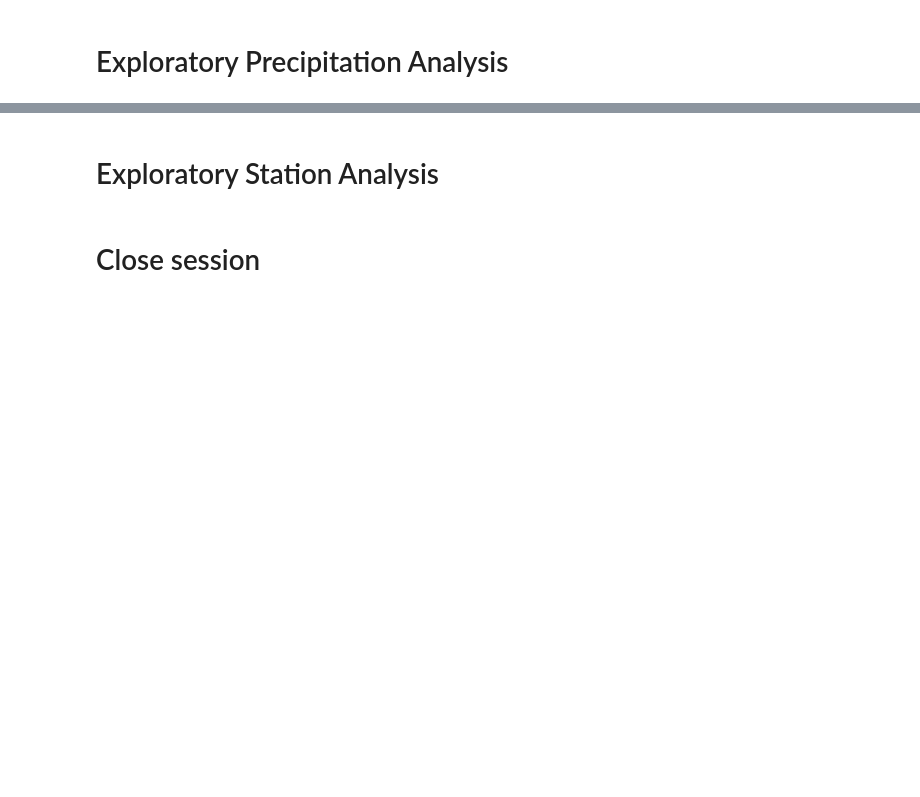
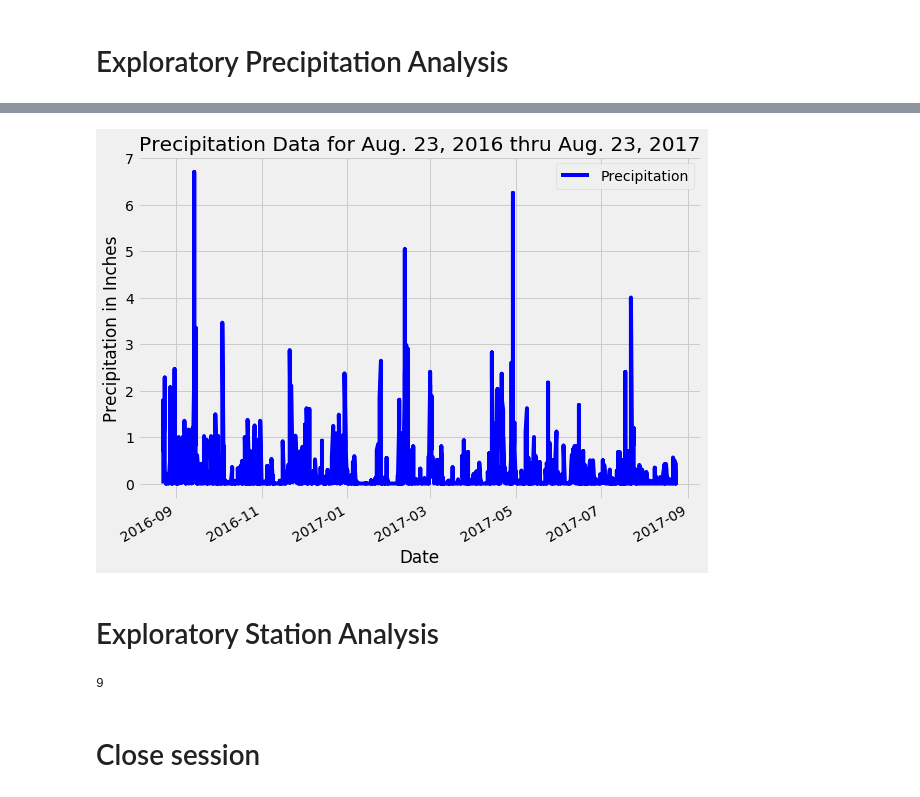
Before and after one commit to abednarz210/SQLalchemy_surfs_up, a Jupyter notebook: climate_starter.ipynb, the cells around one changed output, grey strips where cells are left out. Cells and saved outputs as stored; diff of their text form; code cells hidden in the pictures; blank space fills up the shorter version.

Commit message:
plot 1

```diff
--- a/climate_starter.ipynb
+++ b/climate_starter.ipynb
@@ -31,7 +33,10 @@ base.classes.keys()
 # %%
 # Save references to each table
+measurement = base.classes.measurement
+station = base.classes.station
 # %%
 # Create our session (link) from Python to the DB
+session = Session(engine)
 # %% [markdown]
 # Exploratory Precipitation Analysis
 # %%
@@ -39,17 +48,25 @@ base.classes.keys()
 # %%
 # Design a query to retrieve the last 12 months of precipitation data and plot the results.
 # Starting from the most recent data point in the database.
-
 # Calculate the date one year from the last date in data set.
 
+query_date = dt.date(2017, 8, 23) - dt.timedelta(days=365)
+print("query date: ", query_date)
+recent_date = dt.date(2017, 8, 23)
+print("recent_date: ", recent_date)
 
 # Perform a query to retrieve the data and precipitation scores
 
+prcp_scores = (
+    session.query(measurement.date, measurement.prcp).filter(measurement.date >= query_date)
+    .order_by(measurement.date)
+)
 
 # Save the query results as a Pandas DataFrame and set the index to the date column
-
-
 # Sort the dataframe by date
-
+prcp_df = pd.DataFrame(prcp_scores, columns=['Date','Precipitation'])
+prcp_df['Date'] = pd.to_datetime(prcp_df['Date'])
+prcp_df = prcp_df.sort_values('Date').dropna().set_index('Date')
+prcp_df.head()
 
 # Use Pandas Plotting with Matplotlib to plot the data
@@ -58,7 +83,21 @@ base.classes.keys()
+# %%
+# Use Pandas to calcualte the summary statistics for the precipitation data
+prcp_df.plot(color="blue", figsize=(9,7))
+plt.xlabel("Date")
+plt.ylabel("Precipitation in Inches")
+plt.title("Precipitation Data for Aug. 23, 2016 thru Aug. 23, 2017")
+plt.savefig("PrcpDF.png")
+plt.show()
+# %% [output]
+[figure, added]
 # %% [markdown]
 # Exploratory Station Analysis
 # %%
 # Design a query to calculate the total number stations in the dataset
+station_count = session.query(station).count()
+print(station_count)
+# %% [output]
+9
 # %%
 # Design a query to find the most active stations (i.e. what stations have the most rows?)
 # List the stations and the counts in descending order.
```
Also changed, not shown: parts of 7 cells of this notebook, 2 other files.
